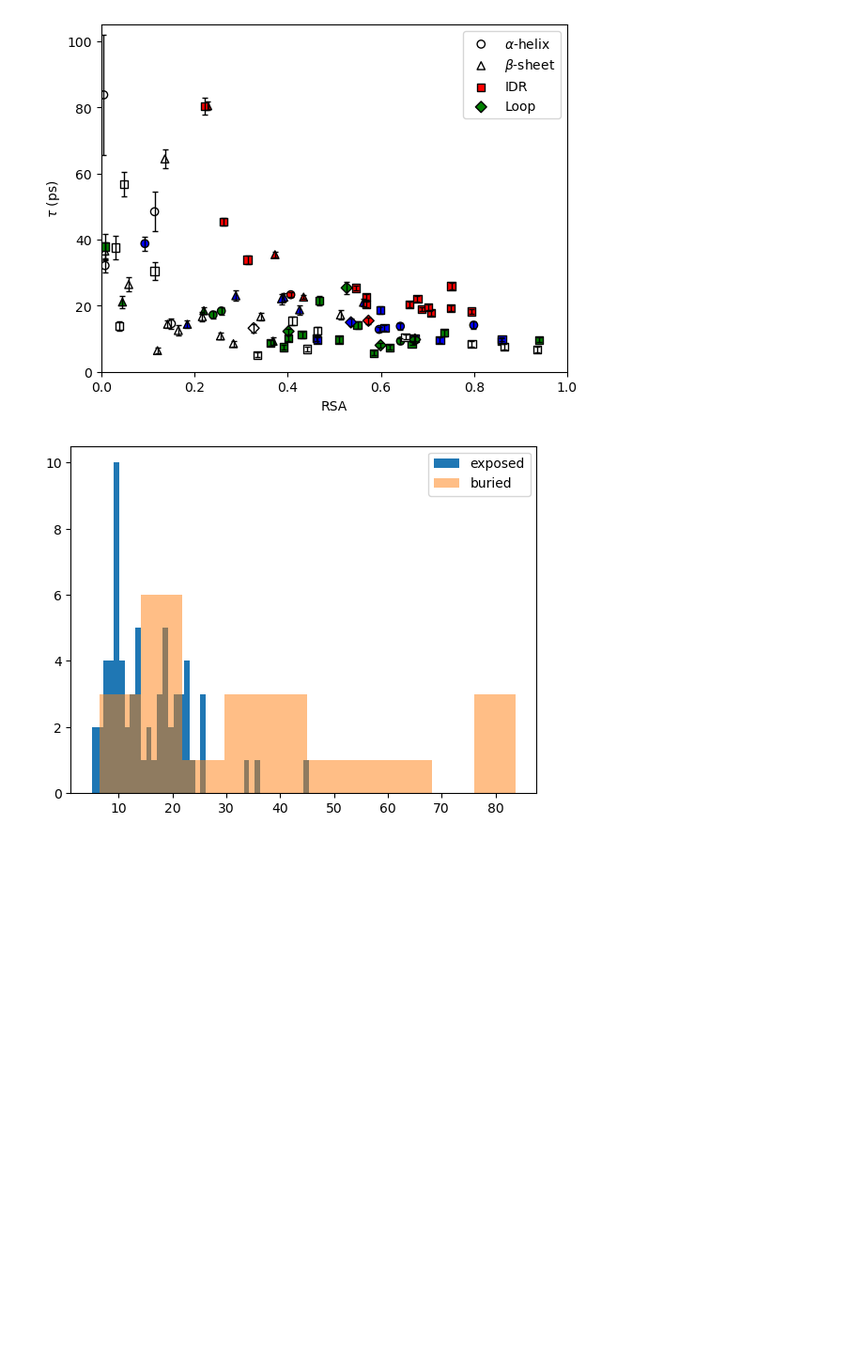
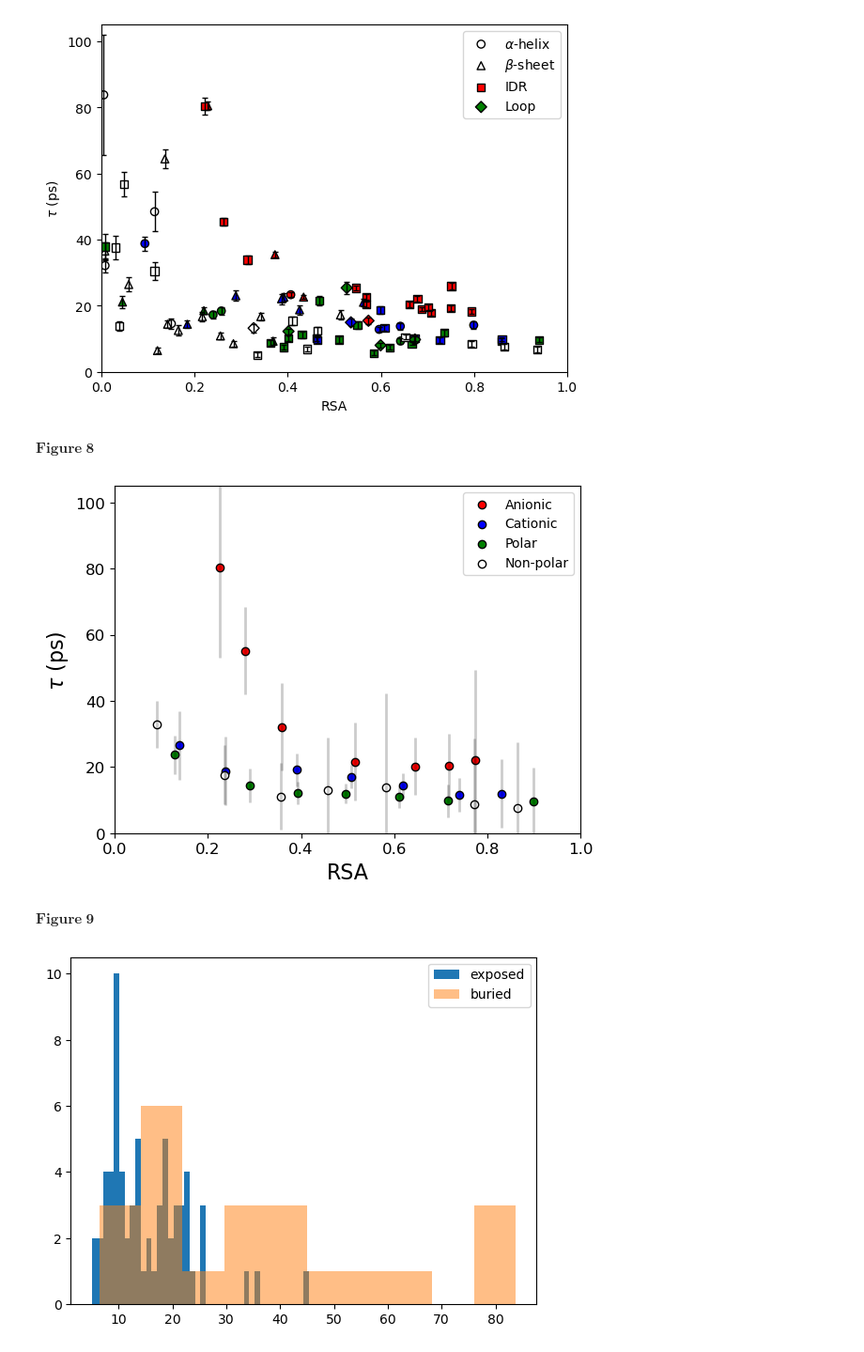
Before and after one commit to hpoudel1/SUMO-1_UBC9_dataset, a Jupyter notebook: residue_Ct_analysis/Computing C(t) confidence.ipynb, the cells around one changed output. Shown at 94% size. Cells and saved outputs as stored; diff of their text form; code cells hidden in the pictures; blank space fills up the shorter version.

Commit message:
Updated with Figure labels

```diff
--- a/residue_Ct_analysis/Computing C(t) confidence.ipynb
+++ b/residue_Ct_analysis/Computing C(t) confidence.ipynb
@@ -512,6 +556,50 @@ plt.savefig('./tau_v_RSA_colorbyelectro-sumo1.png',dpi= 300)
 ['Anionic', 'Polar', 'Anionic', 'Non-polar', 'Cationic', 'Non-polar', 'Polar', 'Polar', 'Anionic', 'Anionic', 'Non-polar', 'Polar', 'Anionic', 'Cationic', 'Cationic', 'Anionic', 'Polar', 'Anionic', 'P ...
 ['Polar', 'Anionic', 'Polar', 'Non-polar', 'Polar', 'Polar', 'Cationic']
 [figure]
+# %% [markdown]
+$\mathbf{Figure\; 8}$
+# %%
+for i in ['r','b','g','white']:
+    TF = ( sumo1_df['electro']==i )
+    y = sumo1_df[TF][symbols['tau']].values
+    x = sumo1_df[TF]['RSA'].values
+    sy = sumo1_df[TF][symbols['sigma']].values
+    xy, n = moving_average(x,y,0.25,0.125,[0.0,1.0])
+    n = np.array(n)
+    sx_pooled = []
+    sy_pooled = []
+
+#     sx, sy = sxy.T
+    for j in range(len(n)):
+#         sx_pooled.append(pooled_sd(x,sx[j]))
+        sy_pooled.append(pooled_sd(y,sy[j]))
+    x, y = xy.T
+#     sx_pooled = np.array(sx_pooled)
+    sy_pooled = np.array(sy_pooled)
+
+#     Sx = t.interval(alpha=0.825, scale=sx_pooled, df = n )[-1]
+    Sy = t.interval(alpha=0.825, scale=sy_pooled/np.sqrt(n), df = n  )[-1]
+
+    plt.errorbar(x,y,yerr=Sy,linewidth=0, elinewidth=2, ecolor='k', alpha=0.2) # ,xerr=Sx
+    plt.scatter(x, y, c=i , marker='o', label=labels[i], edgecolors='k', alpha=1)
+    dfout = pd.DataFrame()
+    dfout['tau']=x
+    dfout['RSA']=y
+    dfout['Stau']=Sy
+    dfout['n']=n
+
+    dfout.to_csv(f"./RSA_tau_MW_{labels[i]}-sumo1.csv")
+plt.ylim(0,105)
+plt.xlim(0,1)
+plt.tick_params(labelsize=12)
+plt.xlabel('RSA',size=16)
+plt.ylabel(r'$\tau$ (ps)',size=16)
+plt.legend()
+plt.savefig('./tau_v_RSA_MW_colorbyelectro-sumo1.png',dpi= 300)
+# %% [output]
+[figure, added]
+# %% [markdown]
+$\mathbf{Figure\; 9}$
 # %%
 buried = sumo1_df[sumo1_df['RSA']<0.23]
 exposed = sumo1_df[sumo1_df['RSA']>=0.23]
```
Also changed, not shown: parts of 16 cells of this notebook, 14 other files.
